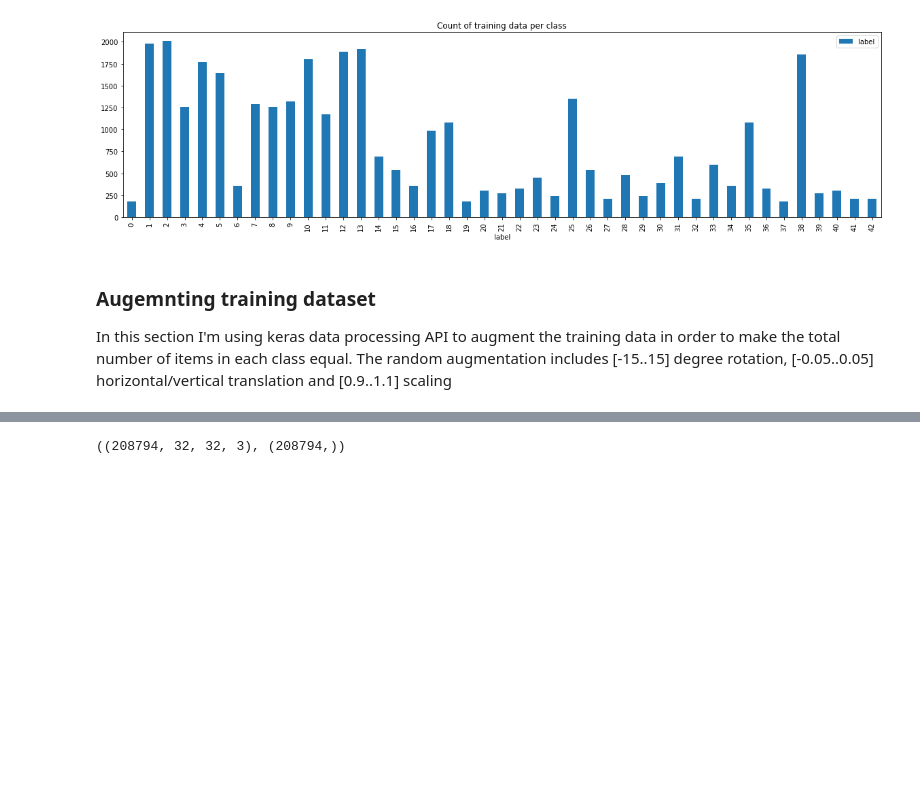
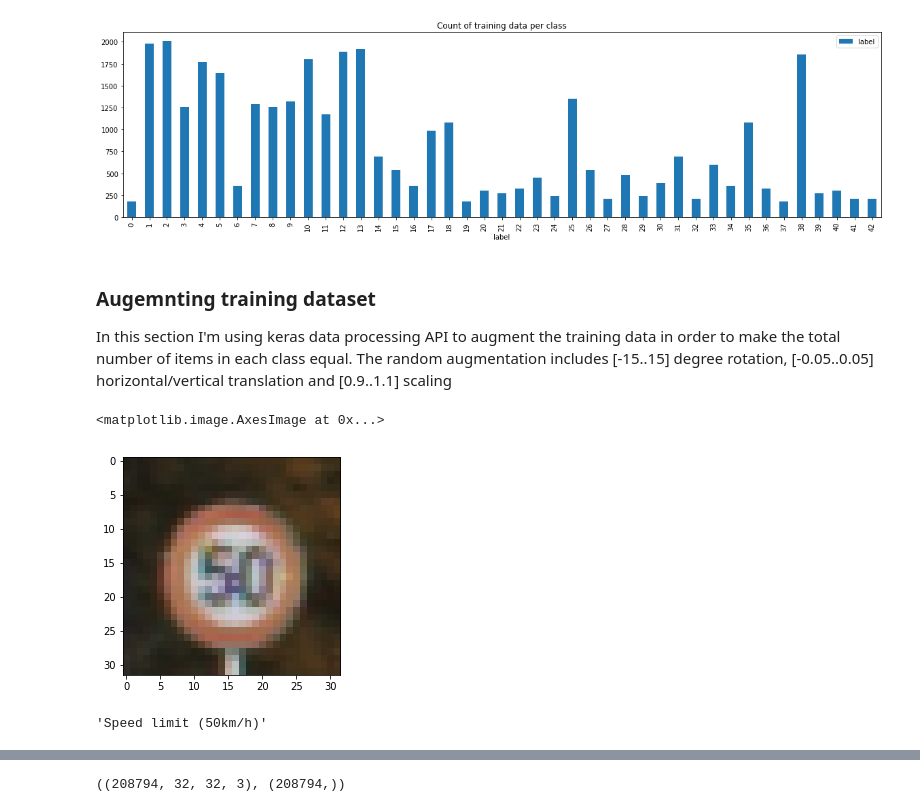
Before and after one commit to mehrshadshams/CarND-Traffic-Sign-Classifier-Project, a Jupyter notebook: Traffic_Sign_Classifier3.ipynb, the cells around one changed output, grey strips where cells are left out. Drawn from its saved outputs; the diff is of its cells as text; code cells hidden in the pictures; blank space fills up the shorter version.

```diff
--- a/Traffic_Sign_Classifier3.ipynb
+++ b/Traffic_Sign_Classifier3.ipynb
@@ -147,6 +147,17 @@ _plt.figure.savefig('train_data_per_class.png')
 ### Augemnting training dataset
 
 In this section I'm using keras data processing API to augment the training data in order to make the total number of items in each class equal. The random augmentation includes [-15..15] degree rotation, [-0.05..0.05] horizontal/vertical translation and [0.9..1.1] scaling
+# %%
+a = np.where(y_train == 2)[0]
+# %%
+plt.imshow(X_train[a[100]])
+# %% [output]
+<matplotlib.image.AxesImage at 0x...>
+[figure, added]
+# %%
+sign_label_names[2]
+# %% [output]
+'Speed limit (50km/h)'
 # %%
 max_count = data_count_per_class.max()
 # %%
```
Also changed, not shown: parts of 8 cells of this notebook.
